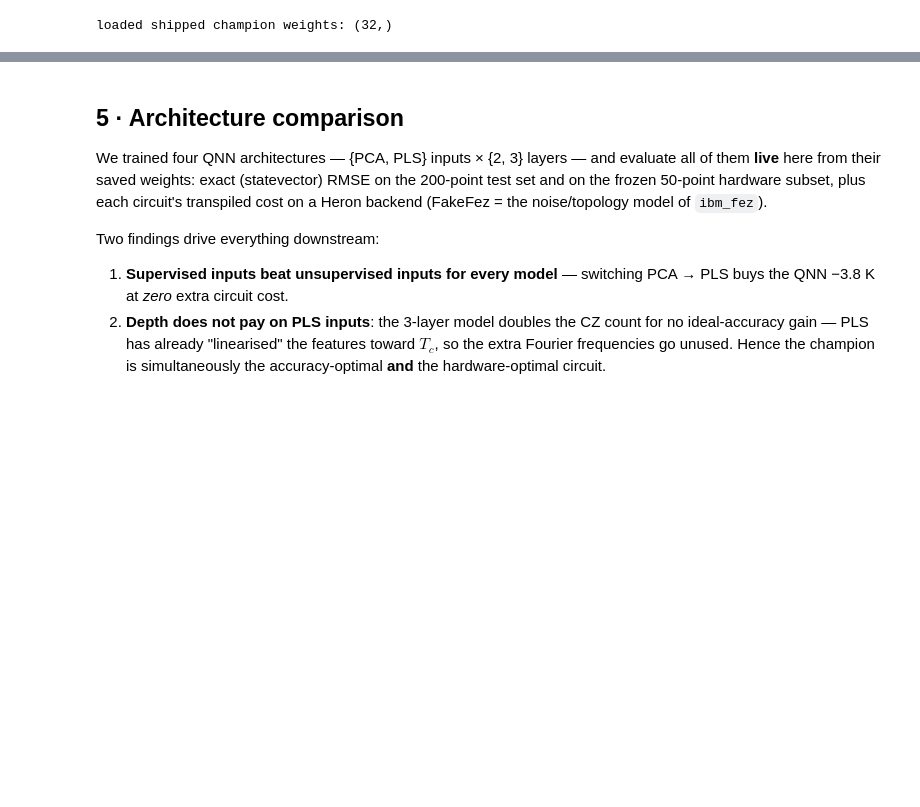
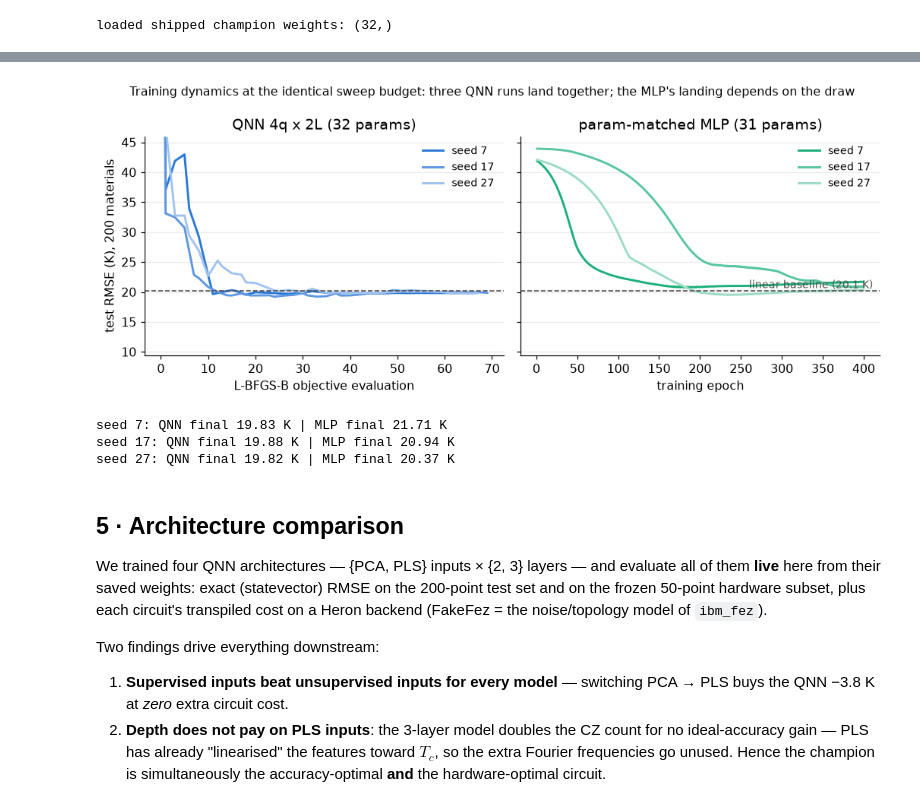
Before and after one commit to karlalucic/basq-qnn-tc, a Jupyter notebook: qnn_tc/BasQ_QNN_Tc.ipynb, the cells around one changed output, grey strips where cells are left out. Saved outputs shown, nothing was run; the diff lists cells and outputs as text; code cells hidden in the pictures; blank space fills up the shorter version.

```diff
--- a/qnn_tc/BasQ_QNN_Tc.ipynb
+++ b/qnn_tc/BasQ_QNN_Tc.ipynb
@@ -405,3 +439,36 @@ loaded shipped champion weights: (32,)
+# %%
+lc = np.load("data/loss_curves.npz")
+shades_q = ["#2a78d6", "#5d97e0", "#a3c3ee"]
+shades_m = ["#1baf7a", "#57c69e", "#9cdcc4"]
+fig, axes = plt.subplots(1, 2, figsize=(9.6, 3.9), sharey=True)
+for i, s in enumerate(lc["seeds"]):
+    axes[0].plot(lc[f"qnn_ckpt_idx_s{s}"], lc[f"qnn_rmse_s{s}"],
+                 color=shades_q[i], lw=1.9, label=f"seed {s}")
+    mrm = lc[f"mlp_rmse_s{s}"]
+    axes[1].plot(np.arange(1, len(mrm) + 1), mrm,
+                 color=shades_m[i], lw=1.9, label=f"seed {s}")
+for ax, ttl, xl in [(axes[0], "QNN 4q x 2L (32 params)", "L-BFGS-B objective evaluation"),
+                    (axes[1], "param-matched MLP (31 params)", "training epoch")]:
+    ax.axhline(base_pls["linear"], color=COL["gray"], ls="--", lw=1.1)
+    ax.set(xlabel=xl, title=ttl)
+    ax.legend(frameon=False, fontsize=9)
+axes[0].set_ylabel("test RMSE (K), 200 materials")
+axes[1].text(0.98, base_pls["linear"] + 0.5, f"linear baseline ({base_pls['linear']:.1f} K)",
+             transform=axes[1].get_yaxis_transform(), ha="right",
+             color=COL["gray"], fontsize=9)
+axes[0].set_ylim(top=min(46, axes[0].get_ylim()[1]))
+fig.suptitle("Training dynamics at the identical sweep budget: three QNN runs land together; "
+             "the MLP's landing depends on the draw", fontsize=10.5)
+plt.tight_layout(); plt.show()
+
+for s in lc["seeds"]:
+    print(f"seed {s}: QNN final {lc[f'qnn_final_s{s}']:.2f} K | "
+          f"MLP final {lc[f'mlp_rmse_s{s}'][-1]:.2f} K")
+# %% [output]
+[figure, added]
+seed 7: QNN final 19.83 K | MLP final 21.71 K
+seed 17: QNN final 19.88 K | MLP final 20.94 K
+seed 27: QNN final 19.82 K | MLP final 20.37 K
 # %% [markdown]
 ## 5 · Architecture comparison
 
```
Also changed, not shown: parts of 3 cells of this notebook, 1 other file.
